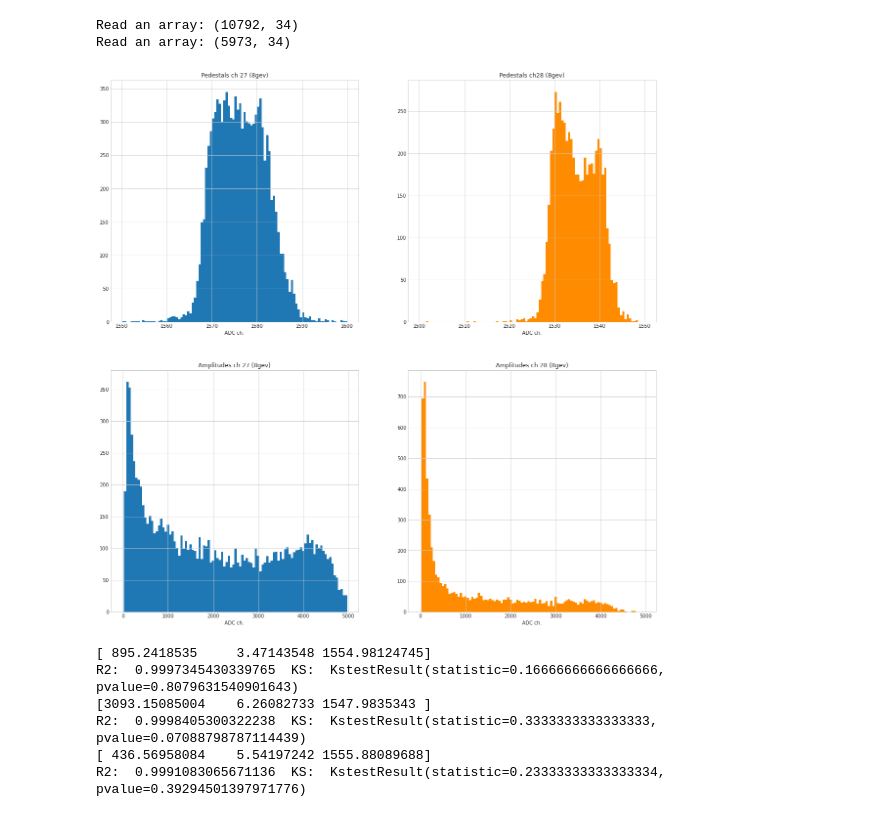
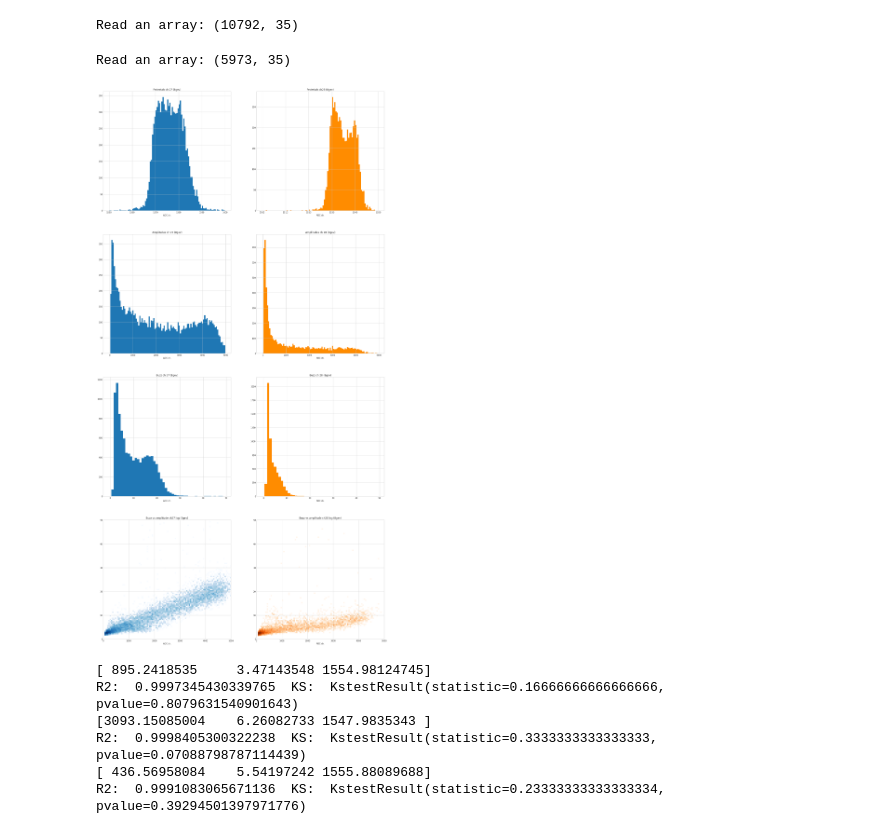
Before and after one commit to regmi-sijan/ml4cal, a Jupyter notebook: testbeam/template.ipynb, the cells around one changed output. Saved outputs shown, nothing was run; the diff lists cells and outputs as text; code cells hidden in the pictures.

Commit message:
Included the "buzz" factor in the model

```diff
--- a/testbeam/template.ipynb
+++ b/testbeam/template.ipynb
@@ -32,8 +32,8 @@ print(f'''Template dimensions: {template.shape}''')
 # for entry in template: print(entry) print(template[:,0]) print(template[:,1])
 
 plt.style.use('seaborn-whitegrid')
-plt.rcParams["figure.figsize"] = (10,10)
+plt.rcParams["figure.figsize"] = (5,5)
 
-_ = plt.plot(template[:,0], template[:,1], '.')
+_ = plt.plot(template[:,0], template[:,1], '-r')
 # %% [output]
 Template dimensions: (487, 2)
@@ -86,15 +104,17 @@ Read an array: (10792, 34)
 # %%
 with open('8gev_2099_27.npy', 'rb') as f: X = np.load(f)
 print(f'''Read an array: {X.shape}''')
+
+buzz = X[:,34]
 pedestals = X[:,33]
 amplitudes = X[:,31]
 
 from    matplotlib import colors
 
 plt.style.use('seaborn-whitegrid')
-plt.rcParams["figure.figsize"] = (20,20)
+plt.rcParams["figure.figsize"] = (25,50)
 
-fig, ((ax1, ax2), (ax3, ax4)) = plt.subplots(2,2)
+fig, ((ax1, ax2), (ax3, ax4), (ax5, ax6), (ax7, ax8)) = plt.subplots(4,2)
 
 _ = ax1.hist(pedestals, bins=100, range=(1550, 1600))
 ax1.set_title('Pedestals ch 27 (8gev)')
@@ -104,36 +124,58 @@ ax1.xaxis.set_zorder(10.0)
 ax1.yaxis.set_zorder(10.0)
 
 
 _ = ax3.hist(amplitudes, align='left', bins=100, range=(0, 5000))
 ax3.set_title('Amplitudes ch 27 (8gev)')
 ax3.set_xlabel('ADC ch.')
 ax3.xaxis.set_zorder(10.0)
 ax3.yaxis.set_zorder(10.0)
 
+_ = ax5.hist(buzz, align='left', bins=50, range=(0, 50))
+ax5.set_title('Buzz ch 27 (8gev)')
+ax5.set_xlabel('ADC ch.')
+
+_ = ax7.hist2d(amplitudes, buzz, bins=(100,100), range=((0, 5000), (0, 50)), norm=colors.LogNorm(1.0), cmap='Blues')
+ax7.set_title('Buzz vs amplitude ch27 log (8gev)')
+ax7.set_xlabel('ADC ch.')
+ax7.grid(True)
+ax7.xaxis.set_zorder(10.0)
+ax7.yaxis.set_zorder(10.0)
 
 with open('8gev_2099_28.npy', 'rb') as f: X = np.load(f)
 print(f'''Read an array: {X.shape}''')
+buzz = X[:,34]
 pedestals = X[:,33]
 amplitudes = X[:,31]
 
 _ = ax2.hist(pedestals, bins=100, range=(1500, 1550), color='darkorange')
 ax2.set_title('Pedestals ch28 (8gev)')
 ax2.set_xlabel('ADC ch.')
 
 ax2.xaxis.set_zorder(10.0)
 ax2.yaxis.set_zorder(10.0)
 
 
 _ = ax4.hist(amplitudes, align='left', bins=100, range=(0, 5000), color='darkorange')
 ax4.set_title('Amplitudes ch 28 (8gev)')
 ax4.set_xlabel('ADC ch.')
 
 ax4.xaxis.set_zorder(10.0)
 ax4.yaxis.set_zorder(10.0)
+
+_ = ax6.hist(buzz, align='left', bins=50, range=(0, 50), color='darkorange')
+ax6.set_title('Buzz ch 28 (8gev)')
+ax6.set_xlabel('ADC ch.')
+
+_ = ax8.hist2d(amplitudes, buzz, bins=(100,100), range=((0, 5000), (0, 50)), norm=colors.LogNorm(1.0), cmap='Oranges')
+ax8.set_title('Buzz vs amplitude ch28 log (8gev)')
+ax8.set_xlabel('ADC ch.')
+ax8.grid(True)
+ax8.xaxis.set_zorder(10.0)
+ax8.yaxis.set_zorder(10.0)
 # %% [output]
-Read an array: (10792, 34)
-Read an array: (5973, 34)
+Read an array: (10792, 35)
+Read an array: (5973, 35)
-[figure, old version]
+[figure, new version]
 # %%
 x  = np.linspace(0, 30, 30, endpoint=False)
 x1 = np.linspace(0, 30, 300, endpoint=False)
```
Also changed, not shown: parts of 5 cells of this notebook, 1 other file.
